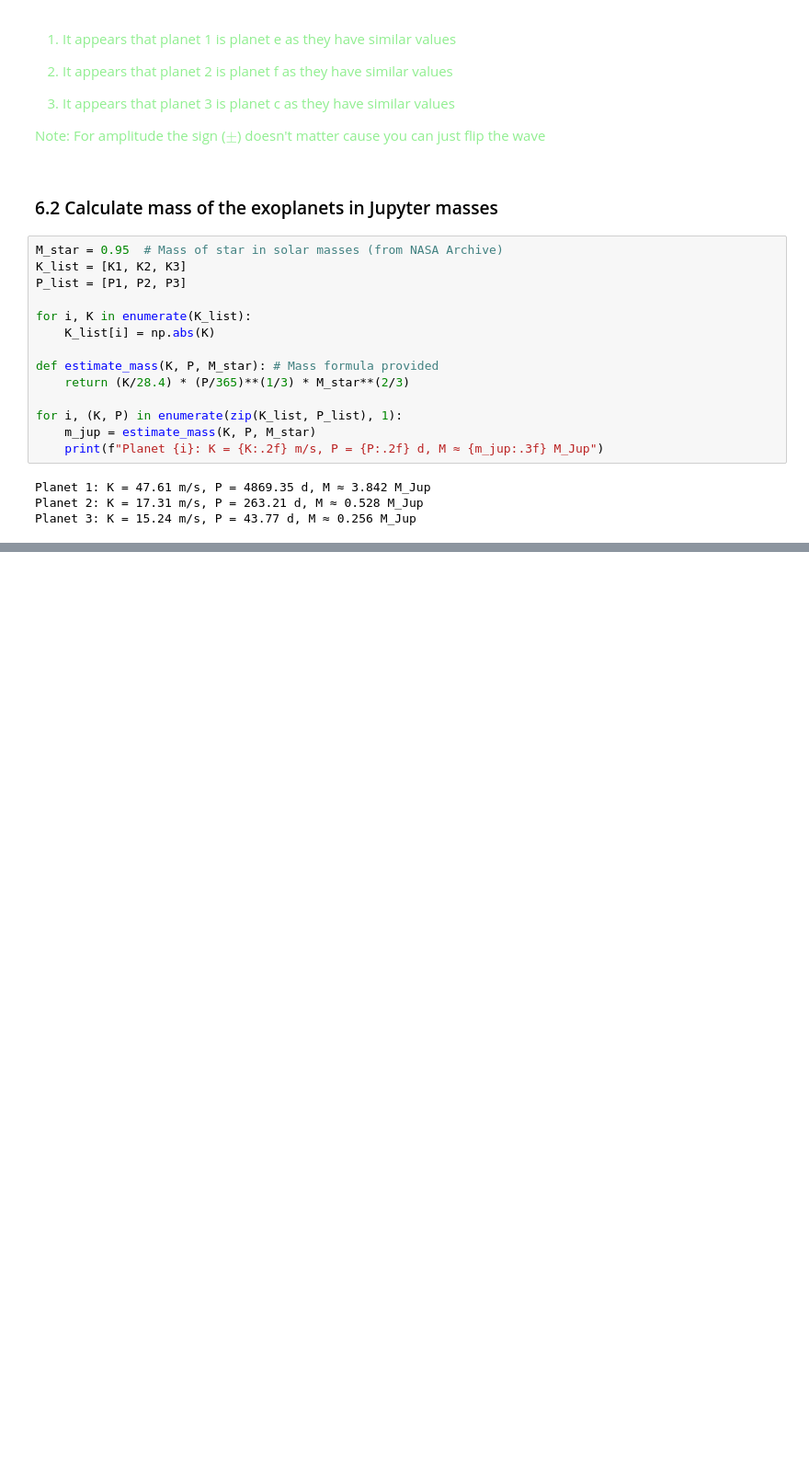
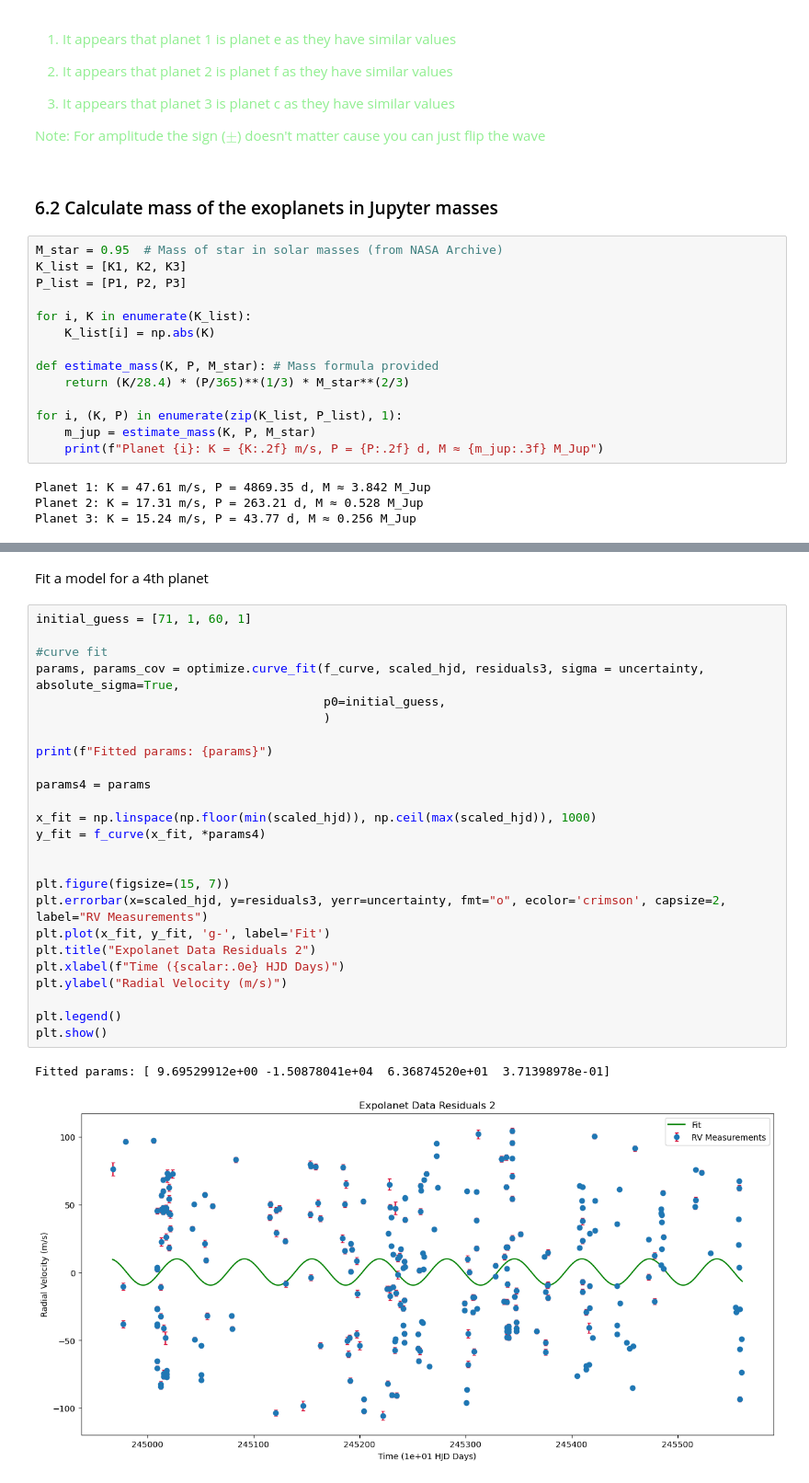
Before and after one commit to djlouie/ASTR-19-Group-Project, a Jupyter notebook: astr19-group-project.ipynb, the cells around one changed output, grey strips where cells are left out. Shown at 92% size. Cells and saved outputs as stored; diff of their text form; blank space fills up the shorter version.

Commit message:
pushing an attempt to find a 4th and 5th planet

```diff
--- a/astr19-group-project.ipynb
+++ b/astr19-group-project.ipynb
@@ -636,0 +654,30 @@ Planet 3: K = 15.24 m/s, P = 43.77 d, M ≈ 0.256 M_Jup
+# %% [markdown]
+Fit a model for a 4th planet
+# %%
+initial_guess = [71, 1, 60, 1]
+
+#curve fit
+params, params_cov = optimize.curve_fit(f_curve, scaled_hjd, residuals3, sigma = uncertainty, absolute_sigma=True,
+                                        p0=initial_guess,
+                                        )
+
+print(f"Fitted params: {params}")
+
+params4 = params
+
+x_fit = np.linspace(np.floor(min(scaled_hjd)), np.ceil(max(scaled_hjd)), 1000)
+y_fit = f_curve(x_fit, *params4)
+
+
+plt.figure(figsize=(15, 7))
+plt.errorbar(x=scaled_hjd, y=residuals3, yerr=uncertainty, fmt="o", ecolor='crimson', capsize=2, label="RV Measurements")
+plt.plot(x_fit, y_fit, 'g-', label='Fit')
+plt.title("Expolanet Data Residuals 2")
+plt.xlabel(f"Time ({scalar:.0e} HJD Days)")
+plt.ylabel("Radial Velocity (m/s)")
+
+plt.legend()
+plt.show()
+# %% [output]
+Fitted params: [ 9.69529912e+00 -1.50878041e+04  6.36874520e+01  3.71398978e-01]
+[figure, added]
```
Also changed, not shown: parts of 27 cells of this notebook, 3 other files.
